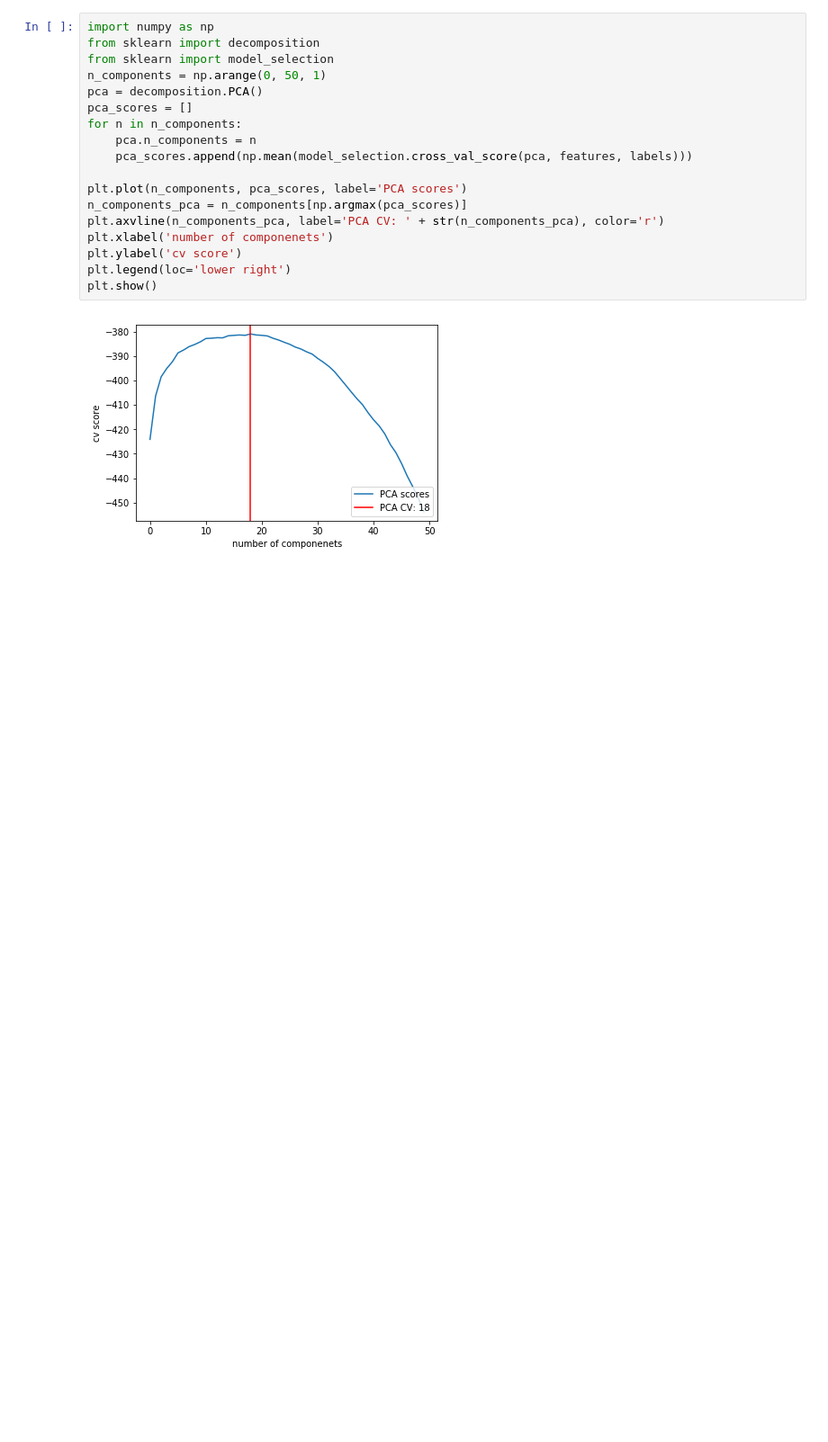
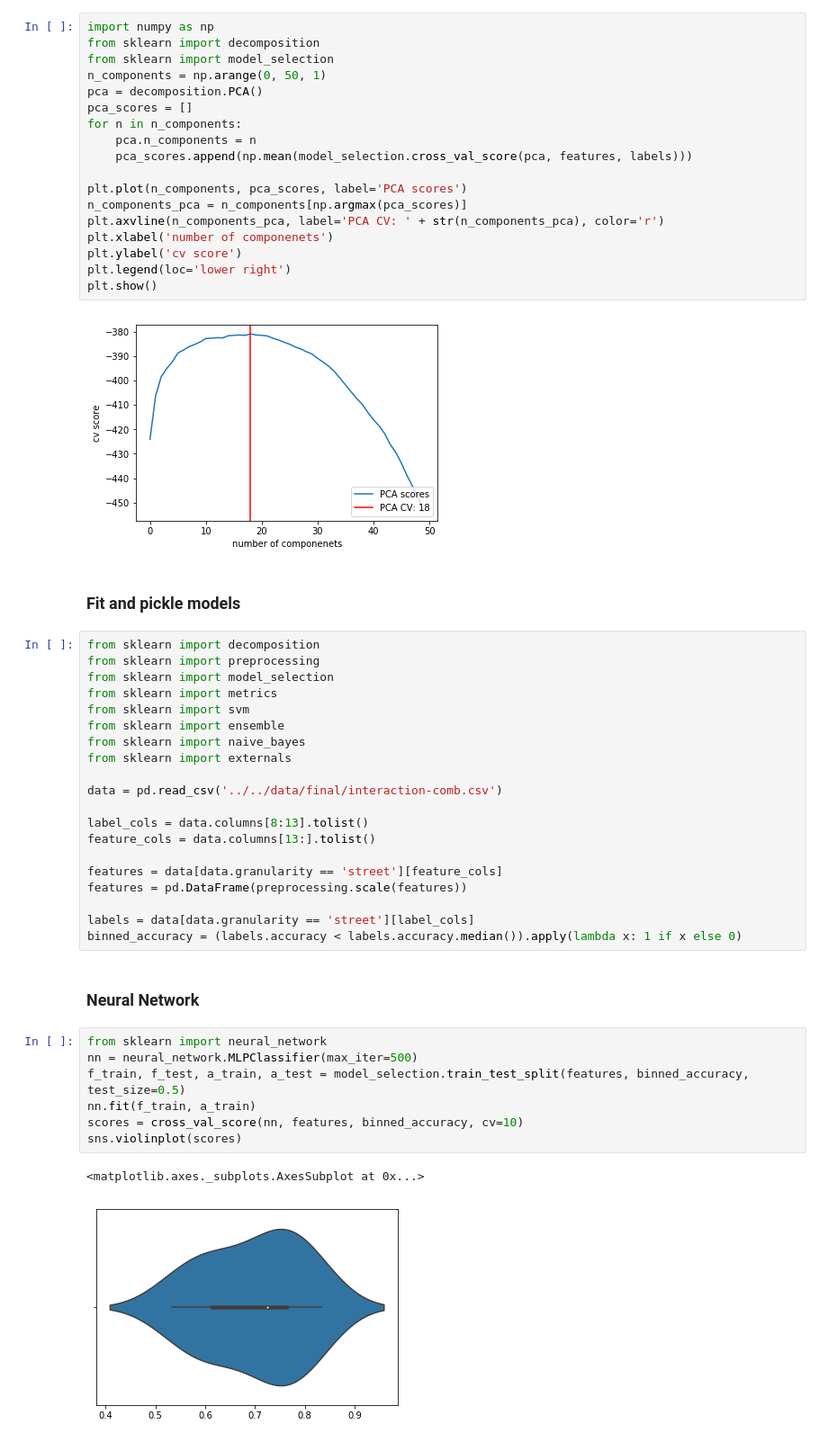
Before and after one commit to johannkm/cmsc499A, a Jupyter notebook: src/analysis/analysis.ipynb, the cells around one changed output. Shown at 90% size. Cells and saved outputs as stored; diff of their text form; blank space fills up the shorter version.

```diff
--- a/src/analysis/analysis.ipynb
+++ b/src/analysis/analysis.ipynb
@@ -213,3 +203,37 @@ plt.legend(loc='lower right')
 plt.show()
 # %% [output]
 [figure]
+# %% [markdown]
+### Fit and pickle models
+# %%
+from sklearn import decomposition
+from sklearn import preprocessing
+from sklearn import model_selection
+from sklearn import metrics
+from sklearn import svm
+from sklearn import ensemble
+from sklearn import naive_bayes
+from sklearn import externals
+
+data = pd.read_csv('../../data/final/interaction-comb.csv')
+
+label_cols = data.columns[8:13].tolist()
+feature_cols = data.columns[13:].tolist()
+
+features = data[data.granularity == 'street'][feature_cols]
+features = pd.DataFrame(preprocessing.scale(features))
+
+labels = data[data.granularity == 'street'][label_cols]
+binned_accuracy = (labels.accuracy < labels.accuracy.median()).apply(lambda x: 1 if x else 0)
+# %% [markdown]
+### Neural Network
+# %%
+from sklearn import neural_network
+nn = neural_network.MLPClassifier(max_iter=500)
+f_train, f_test, a_train, a_test = model_selection.train_test_split(features, binned_accuracy, test_size=0.5)
+nn.fit(f_train, a_train)
+scores = cross_val_score(nn, features, binned_accuracy, cv=10)
+sns.violinplot(scores)
+# %% [output]
+<matplotlib.axes._subplots.AxesSubplot at 0x...>
+[figure, added]
```
Also changed, not shown: parts of 7 cells of this notebook, 14 other files.
